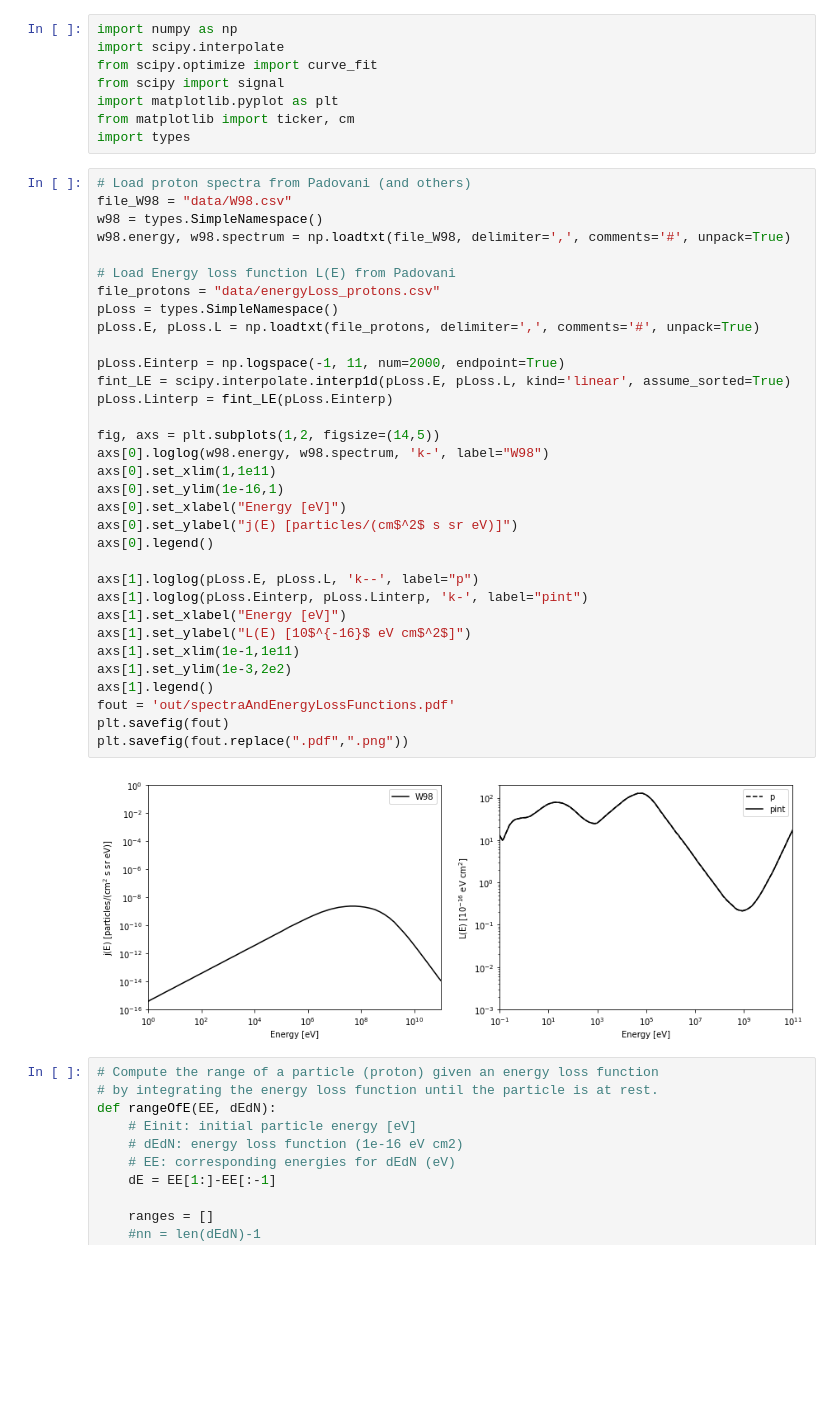
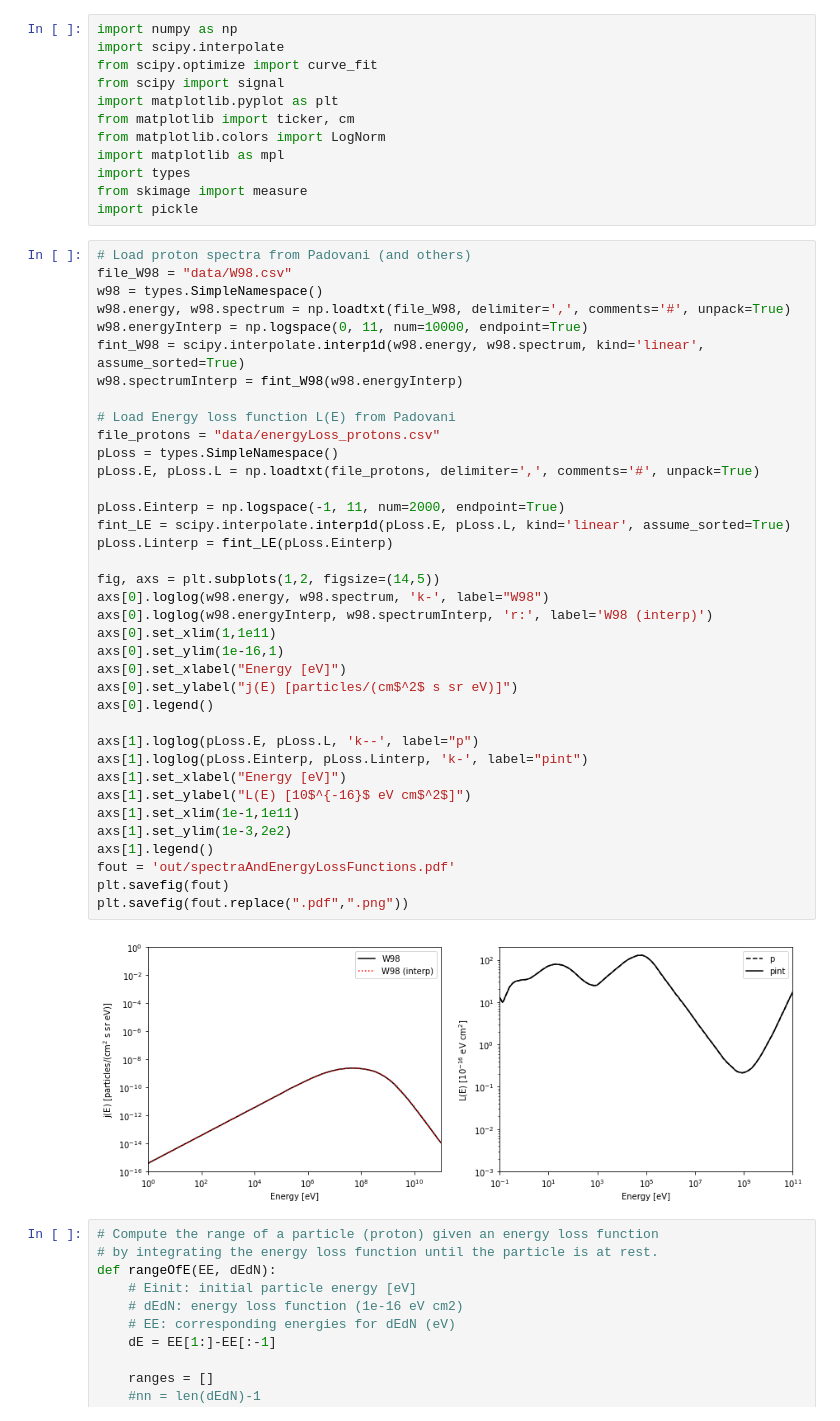
Before and after one commit to jbattat/reproduce_padovani, a Jupyter notebook: cr_spectrum.ipynb, the cells around one changed output. Saved outputs shown, nothing was run; the diff lists cells and outputs as text; blank space fills up the shorter version.

```diff
--- a/cr_spectrum.ipynb
+++ b/cr_spectrum.ipynb
@@ -5,42 +5,50 @@ from scipy.optimize import curve_fit
 from scipy import signal
 import matplotlib.pyplot as plt
 from matplotlib import ticker, cm
+from matplotlib.colors import LogNorm
+import matplotlib as mpl
 import types
+from skimage import measure
+import pickle
 # %%
 # Load proton spectra from Padovani (and others)
 file_W98 = "data/W98.csv"
 w98 = types.SimpleNamespace()
 w98.energy, w98.spectrum = np.loadtxt(file_W98, delimiter=',', comments='#', unpack=True)
+w98.energyInterp = np.logspace(0, 11, num=10000, endpoint=True)
+fint_W98 = scipy.interpolate.interp1d(w98.energy, w98.spectrum, kind='linear', assume_sorted=True)
+w98.spectrumInterp = fint_W98(w98.energyInterp)
 
 # Load Energy loss function L(E) from Padovani
 file_protons = "data/energyLoss_protons.csv"
 pLoss = types.SimpleNamespace()
 pLoss.E, pLoss.L = np.loadtxt(file_protons, delimiter=',', comments='#', unpack=True)
 
 pLoss.Einterp = np.logspace(-1, 11, num=2000, endpoint=True)
 fint_LE = scipy.interpolate.interp1d(pLoss.E, pLoss.L, kind='linear', assume_sorted=True)
 pLoss.Linterp = fint_LE(pLoss.Einterp)
 
 fig, axs = plt.subplots(1,2, figsize=(14,5))
 axs[0].loglog(w98.energy, w98.spectrum, 'k-', label="W98")
+axs[0].loglog(w98.energyInterp, w98.spectrumInterp, 'r:', label='W98 (interp)')
 axs[0].set_xlim(1,1e11)
 axs[0].set_ylim(1e-16,1)
 axs[0].set_xlabel("Energy [eV]")
 axs[0].set_ylabel("j(E) [particles/(cm$^2$ s sr eV)]")
 axs[0].legend()
 
 axs[1].loglog(pLoss.E, pLoss.L, 'k--', label="p")
 axs[1].loglog(pLoss.Einterp, pLoss.Linterp, 'k-', label="pint")
 axs[1].set_xlabel("Energy [eV]")
 axs[1].set_ylabel("L(E) [10$^{-16}$ eV cm$^2$]")
 axs[1].set_xlim(1e-1,1e11)
 axs[1].set_ylim(1e-3,2e2)
 axs[1].legend()
 fout = 'out/spectraAndEnergyLossFunctions.pdf'
 plt.savefig(fout)
 plt.savefig(fout.replace(".pdf",".png"))
 # %% [output]
-[figure, old version]
+[figure, new version]
 # %%
 # Compute the range of a particle (proton) given an energy loss function
 # by integrating the energy loss function until the particle is at rest.
```
Also changed, not shown: parts of 11 cells of this notebook, 3 other files.
